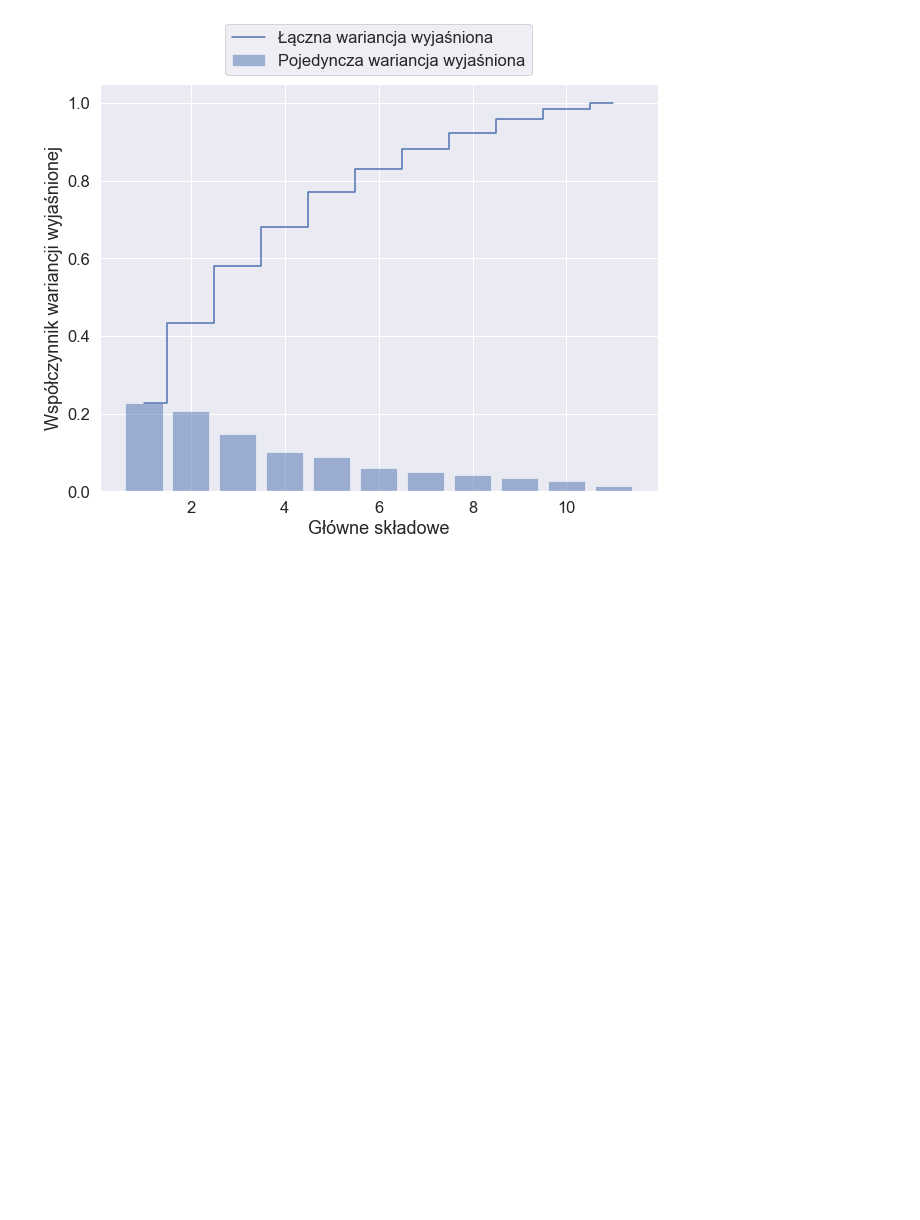
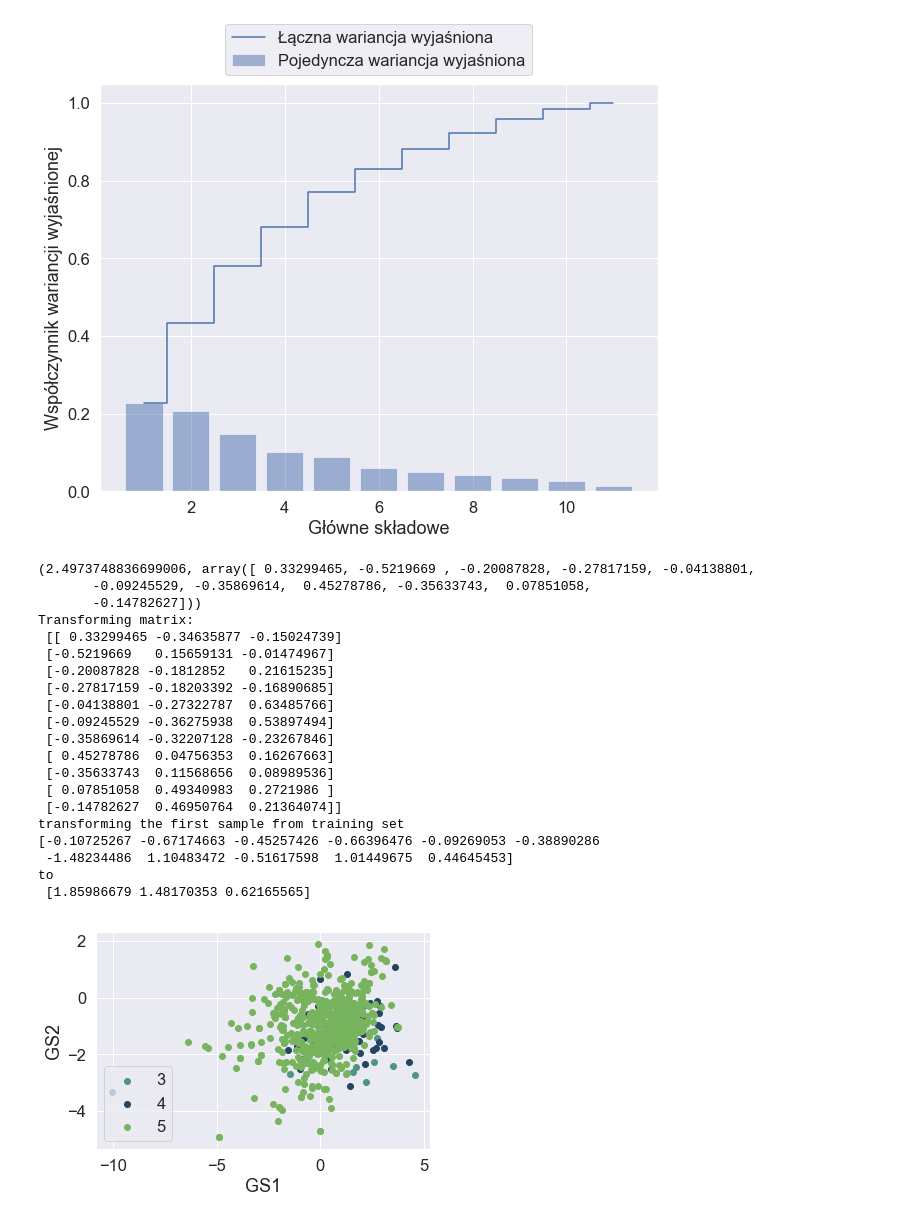
Before and after one commit to jakub-tomczak/WineQuality, a Jupyter notebook: notebooks/case_study.ipynb, the cells around one changed output. Saved outputs shown, nothing was run; the diff lists cells and outputs as text; code cells hidden in the pictures; blank space fills up the shorter version.

```diff
--- a/notebooks/case_study.ipynb
+++ b/notebooks/case_study.ipynb
@@ -96,3 +97,57 @@ plt.show()
 Eigen values [2.49737488 2.26346704 1.61229391 1.1271257  0.97122079 0.15870927
  0.66623806 0.55266869 0.47339228 0.30071555 0.38444334].
 [figure]
+# %%
+# transforming features
+# create eigen vals, eigen vector value, sort by the value from eigen vals descending
+eigen_pairs = sorted([(np.abs(eigen_vals[i]), eigen_vec[:, i])
+               for i in range(len(eigen_vals))], key=lambda k:k[0], reverse=True)
+print(eigen_pairs[0])
+
+number_of_eigen_vectors_to_take = 3
+# take 3 eigen vectors that have the biggest impact
+w = np.array(eigen_pairs[0][1][:, np.newaxis])
+for i in range(number_of_eigen_vectors_to_take-1):
+    w = np.hstack((w, eigen_pairs[i+1][1][:, np.newaxis]))
+print('Transforming matrix:\n', w)
+
+# x' = xW
+print('transforming the first sample from training set\n{}'.format(X_train_std[0]),
+      '\nto\n',
+      '{}'.format(X_train_std[0].dot(w)))
+X_train_pca = X_train_std.dot(w)
+
+colors = []
+for col in range(number_of_eigen_vectors_to_take):
+    colors.append((random.random(), random.random(), random.random()))
+# markers = ['s', 'x', 'o']
+for l, c in zip(np.unique(y_train), colors):
+    plt.scatter(X_train_pca[y_train==l, 0],
+                X_train_pca[y_train==l, 1],
+                c=c, label=l)
+plt.xlabel('GS1')
+plt.ylabel('GS2')
+plt.legend(loc='lower left')
+plt.show()
+# %% [output]
+(2.4973748836699006, array([ 0.33299465, -0.5219669 , -0.20087828, -0.27817159, -0.04138801,
+       -0.09245529, -0.35869614,  0.45278786, -0.35633743,  0.07851058,
+       -0.14782627]))
+Transforming matrix:
+ [[ 0.33299465 -0.34635877 -0.15024739]
+ [-0.5219669   0.15659131 -0.01474967]
+ [-0.20087828 -0.1812852   0.21615235]
+ [-0.27817159 -0.18203392 -0.16890685]
+ [-0.04138801 -0.27322787  0.63485766]
+ [-0.09245529 -0.36275938  0.53897494]
+ [-0.35869614 -0.32207128 -0.23267846]
+ [ 0.45278786  0.04756353  0.16267663]
+ [-0.35633743  0.11568656  0.08989536]
+ [ 0.07851058  0.49340983  0.2721986 ]
+ [-0.14782627  0.46950764  0.21364074]]
+transforming the first sample from training set
+[-0.10725267 -0.67174663 -0.45257426 -0.66396476 -0.09269053 -0.38890286
+ -1.48234486  1.10483472 -0.51617598  1.01449675  0.44645453]
+to
+ [1.85986679 1.48170353 0.62165565]
+[figure, added]
```
Also changed, not shown: parts of 1 cell of this notebook.
